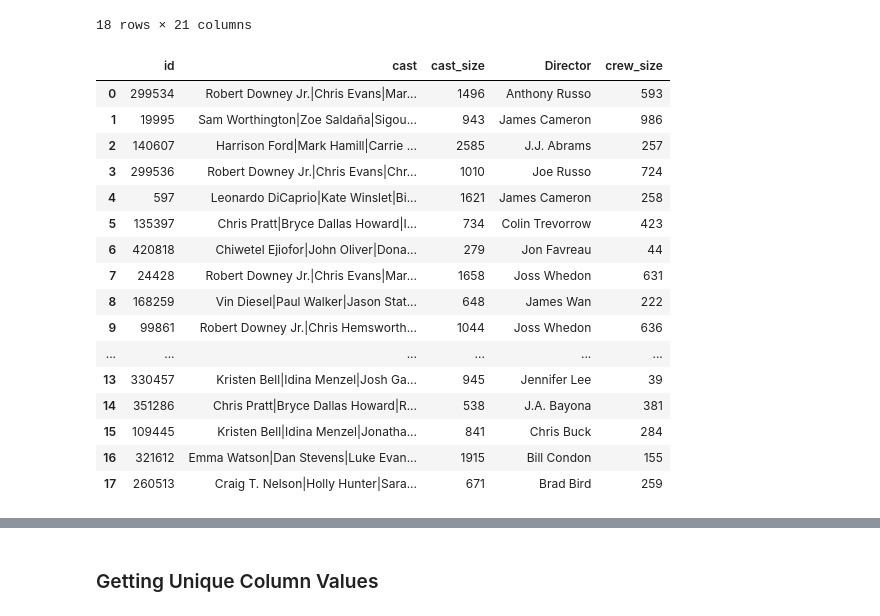
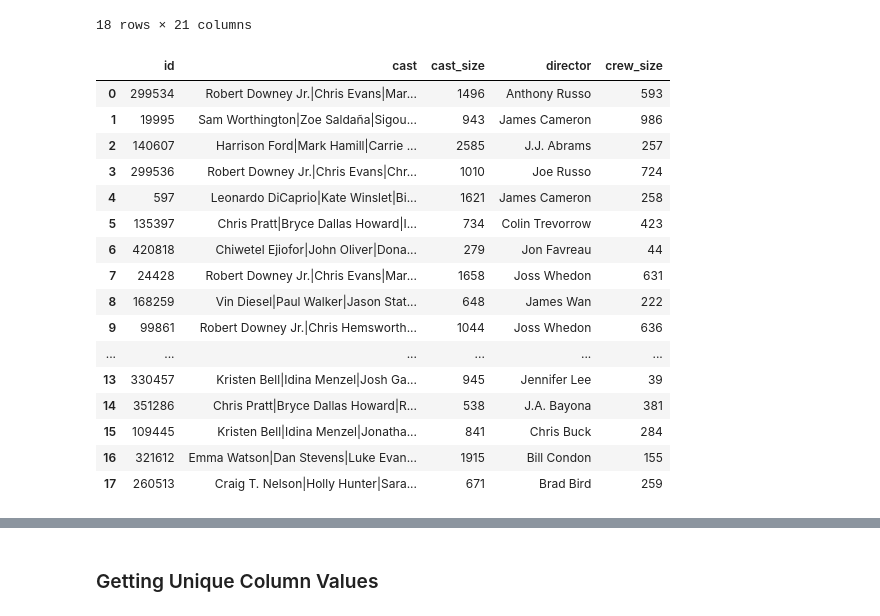
Before and after one commit to GEssuman/data-engineering-labs, a Jupyter notebook: notebook/jupiter_lab.ipynb, the cells around one changed output, grey strips where cells are left out. Drawn from its saved outputs; the diff is of its cells as text; code cells hidden in the pictures.

```diff
--- a/notebook/jupiter_lab.ipynb
+++ b/notebook/jupiter_lab.ipynb
@@ -106,13 +106,13 @@ movies_df
 # %%
 # #evaluating json-like columns in credits_df
 credits_df['cast'] = credits_df['cast'].apply(lambda cast_list: '|'.join([cast['name'] for cast in cast_list]))
 credits_df['cast_size'] = credits_df['cast'].apply(lambda cast_list: len(cast_list))
-credits_df['Director'] = credits_df['crew'].apply(lambda crew_list:  next((crew['name'] for crew in crew_list if crew['job'] =='Director'), None))
+credits_df['director'] = credits_df['crew'].apply(lambda crew_list:  next((crew['name'] for crew in crew_list if crew['job'] =='Director'), None))
 credits_df['crew_size'] = credits_df['crew'].apply(lambda crew_list: len(crew_list))
 credits_df.drop(columns='crew', inplace=True)
 credits_df
 # %% [output]
-|  | id | cast | cast_size | Director | crew_size |
+|  | id | cast | cast_size | director | crew_size |
 | 0 | 299534 | Robert Downey Jr.|Chris Evans|Mar... | 1496 | Anthony Russo | 593 |
 | 1 | 19995 | Sam Worthington|Zoe Saldaña|Sigou... | 943 | James Cameron | 986 |
 | 2 | 140607 | Harrison Ford|Mark Hamill|Carrie ... | 2585 | J.J. Abrams | 257 |
```
Also changed, not shown: parts of 15 cells of this notebook.
